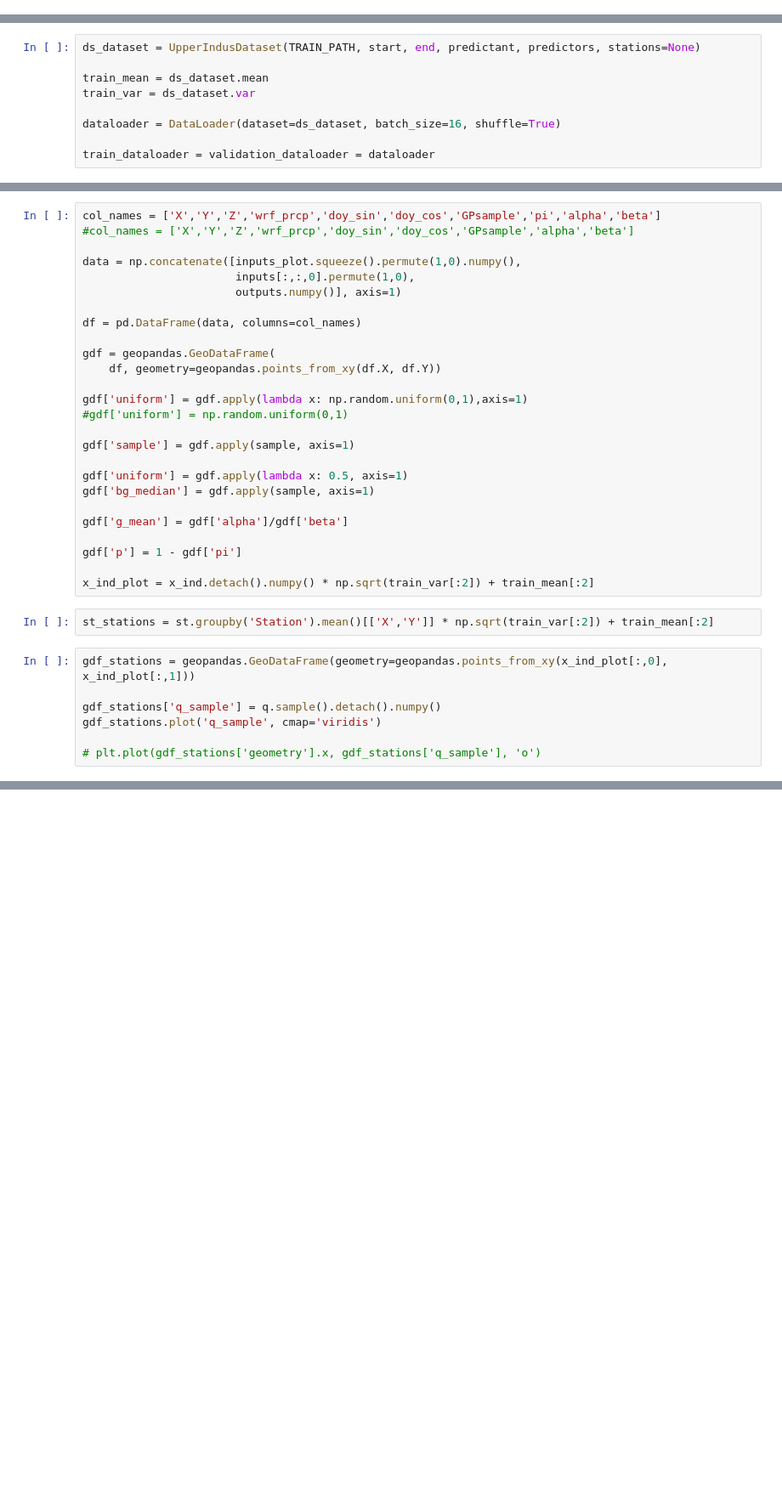
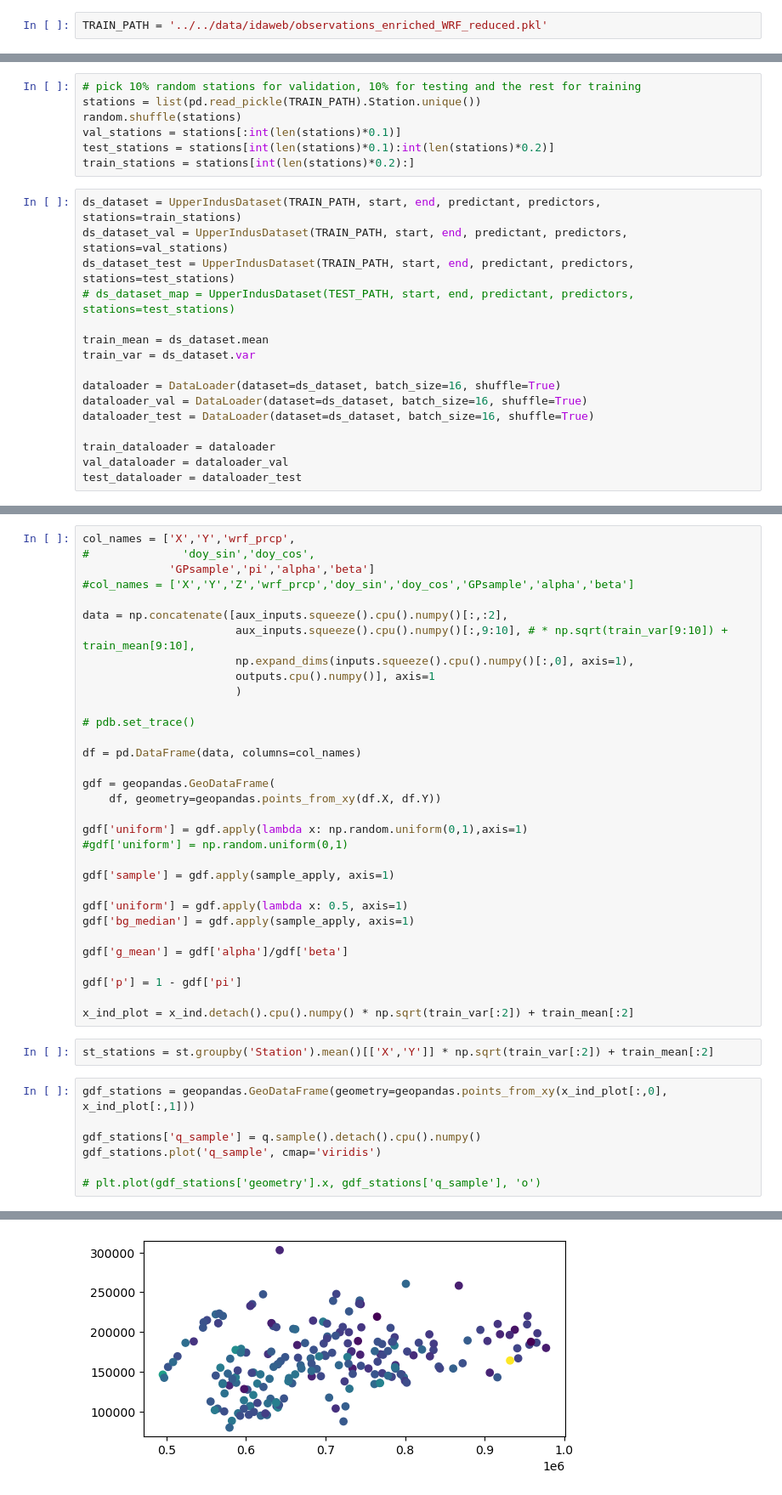
Before and after one commit to mgironamata/upper-indus-prec-bc, a Jupyter notebook: main_gp_mlp.ipynb, the cells around one changed output, grey strips where cells are left out. Shown at 85% size. Drawn from its saved outputs; the diff is of its cells as text; blank space fills up the shorter version.

```diff
--- a/main_gp_mlp.ipynb
+++ b/main_gp_mlp.ipynb
@@ -94,3 +124,5 @@ len(df)
+# %%
+TRAIN_PATH = '../../data/idaweb/observations_enriched_WRF_reduced.pkl'
 # %%
 predictant = ['Prec']
 predictors = [
@@ -139,15 +175,29 @@ exclusion_list = ['Tipping Bucket Numthang old', 'Tipping Bucket Jathang',
 [s not in exclusion_list for s in stations_langtang]
 
 sublist = ['AWS Kyangjing', 'AWS Yala BC', 'Pluviometer Yala']
+# %%
+# pick 10% random stations for validation, 10% for testing and the rest for training
+stations = list(pd.read_pickle(TRAIN_PATH).Station.unique())
+random.shuffle(stations)
+val_stations = stations[:int(len(stations)*0.1)]
+test_stations = stations[int(len(stations)*0.1):int(len(stations)*0.2)]
+train_stations = stations[int(len(stations)*0.2):]
 # %%
-ds_dataset = UpperIndusDataset(TRAIN_PATH, start, end, predictant, predictors, stations=None)
+ds_dataset = UpperIndusDataset(TRAIN_PATH, start, end, predictant, predictors, stations=train_stations)
+ds_dataset_val = UpperIndusDataset(TRAIN_PATH, start, end, predictant, predictors, stations=val_stations)
+ds_dataset_test = UpperIndusDataset(TRAIN_PATH, start, end, predictant, predictors, stations=test_stations)
+# ds_dataset_map = UpperIndusDataset(TEST_PATH, start, end, predictant, predictors, stations=test_stations)
 
 train_mean = ds_dataset.mean
 train_var = ds_dataset.var
 
 dataloader = DataLoader(dataset=ds_dataset, batch_size=16, shuffle=True)
+dataloader_val = DataLoader(dataset=ds_dataset, batch_size=16, shuffle=True)
+dataloader_test = DataLoader(dataset=ds_dataset, batch_size=16, shuffle=True)
 
-train_dataloader = validation_dataloader = dataloader
+train_dataloader = dataloader
+val_dataloader = dataloader_val
+test_dataloader = dataloader_test
 # %% [output]
 A value is trying to be set on a copy of a slice from a DataFrame
 
@@ -387,12 +563,18 @@ with torch.no_grad():
             # Forward pass
             outputs = model(inputs[mask].float())
 # %%
-col_names = ['X','Y','Z','wrf_prcp','doy_sin','doy_cos','GPsample','pi','alpha','beta']
+col_names = ['X','Y','wrf_prcp',
+#              'doy_sin','doy_cos',
+             'GPsample','pi','alpha','beta']
 #col_names = ['X','Y','Z','wrf_prcp','doy_sin','doy_cos','GPsample','alpha','beta']
 
-data = np.concatenate([inputs_plot.squeeze().permute(1,0).numpy(),
-                       inputs[:,:,0].permute(1,0),
-                       outputs.numpy()], axis=1)
+data = np.concatenate([aux_inputs.squeeze().cpu().numpy()[:,:2],
+                       aux_inputs.squeeze().cpu().numpy()[:,9:10], # * np.sqrt(train_var[9:10]) + train_mean[9:10],
+                       np.expand_dims(inputs.squeeze().cpu().numpy()[:,0], axis=1),
+                       outputs.cpu().numpy()], axis=1
+                       )
+
+# pdb.set_trace()
 
 df = pd.DataFrame(data, columns=col_names)
 
@@ -402,22 +584,23 @@ gdf = geopandas.GeoDataFrame(
 gdf['uniform'] = gdf.apply(lambda x: np.random.uniform(0,1),axis=1)
 #gdf['uniform'] = np.random.uniform(0,1)
 
-gdf['sample'] = gdf.apply(sample, axis=1)
+gdf['sample'] = gdf.apply(sample_apply, axis=1)
 
 gdf['uniform'] = gdf.apply(lambda x: 0.5, axis=1)
-gdf['bg_median'] = gdf.apply(sample, axis=1)
+gdf['bg_median'] = gdf.apply(sample_apply, axis=1)
 
 gdf['g_mean'] = gdf['alpha']/gdf['beta']
 
 gdf['p'] = 1 - gdf['pi']
 
-x_ind_plot = x_ind.detach().numpy() * np.sqrt(train_var[:2]) + train_mean[:2]
+x_ind_plot = x_ind.detach().cpu().numpy() * np.sqrt(train_var[:2]) + train_mean[:2]
 # %%
 st_stations = st.groupby('Station').mean()[['X','Y']] * np.sqrt(train_var[:2]) + train_mean[:2]
 # %%
 gdf_stations = geopandas.GeoDataFrame(geometry=geopandas.points_from_xy(x_ind_plot[:,0], x_ind_plot[:,1]))
 
-gdf_stations['q_sample'] = q.sample().detach().numpy()
+gdf_stations['q_sample'] = q.sample().detach().cpu().numpy()
 gdf_stations.plot('q_sample', cmap='viridis')
 
 # plt.plot(gdf_stations['geometry'].x, gdf_stations['q_sample'], 'o')
+# %% [output]
@@ -424,2 +608,3 @@ gdf_stations.plot('q_sample', cmap='viridis')
+[figure, added]
 # %%
 variables = ['wrf_prcp',
```
Also changed, not shown: parts of 28 cells of this notebook, 1 other file.
